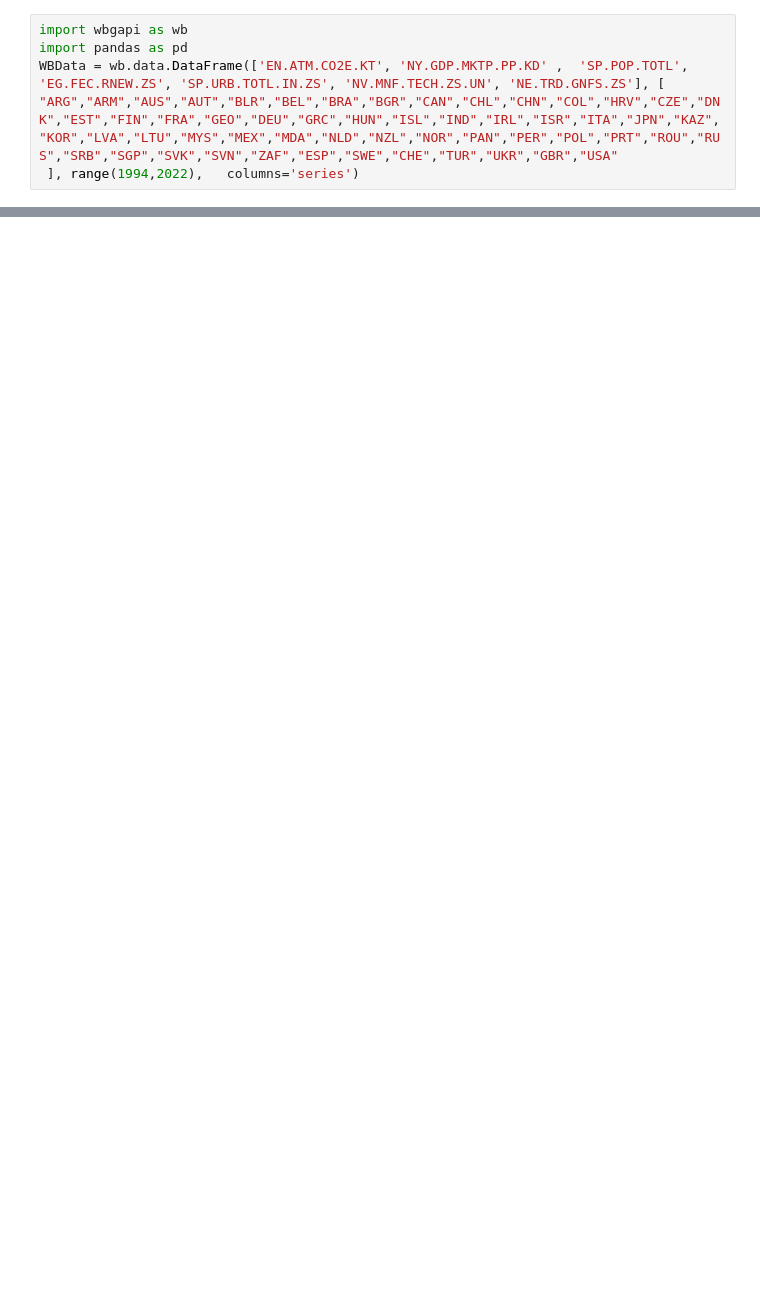
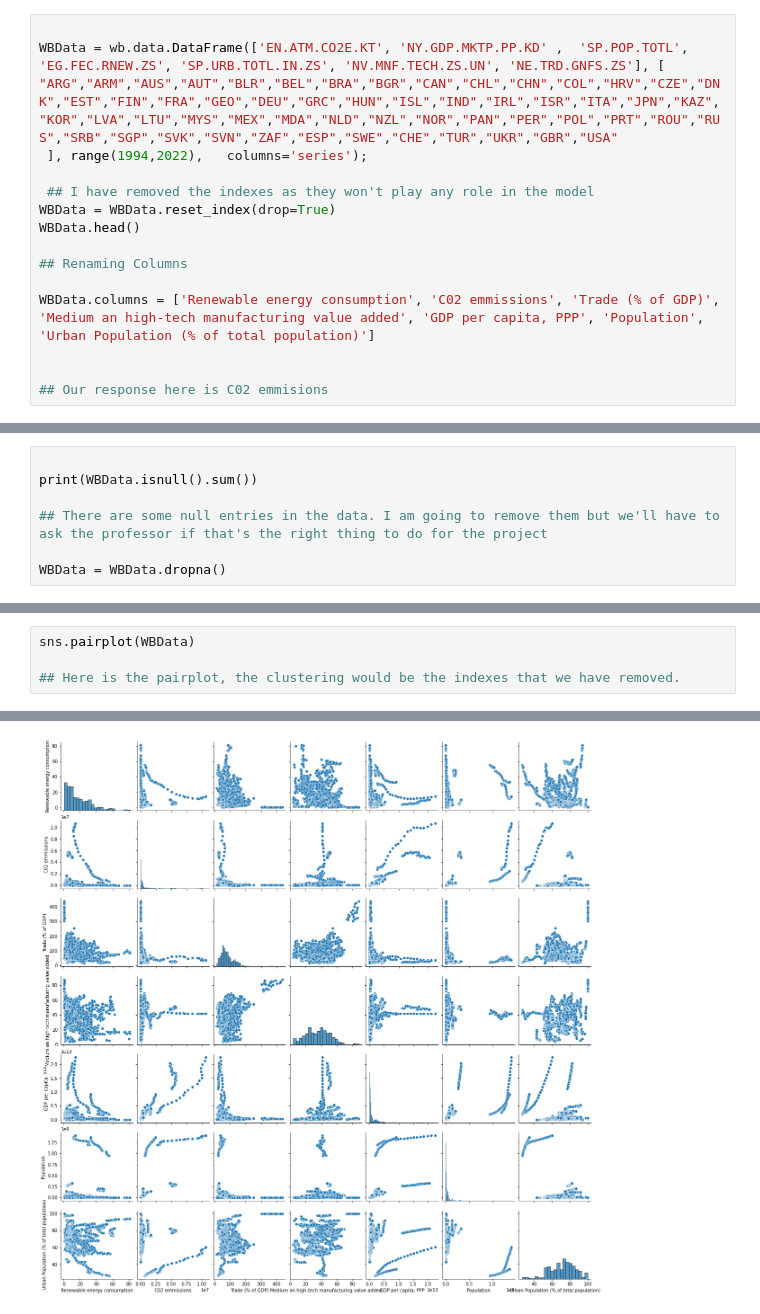
Before and after one commit to averma1010/DataMining_WorldBank_Project, a Jupyter notebook: DataMining_WorldBank_Project.ipynb, the cells around one changed output, grey strips where cells are left out. Cells and saved outputs as stored; diff of their text form; blank space fills up the shorter version.

```diff
--- a/DataMining_WorldBank_Project.ipynb
+++ b/DataMining_WorldBank_Project.ipynb
@@ -1,5 +22,15 @@
 # %%
-import wbgapi as wb
-import pandas as pd
+
 WBData = wb.data.DataFrame(['EN.ATM.CO2E.KT', 'NY.GDP.MKTP.PP.KD' ,  'SP.POP.TOTL', 'EG.FEC.RNEW.ZS', 'SP.URB.TOTL.IN.ZS', 'NV.MNF.TECH.ZS.UN', 'NE.TRD.GNFS.ZS'], [ "ARG","ARM","AUS","AUT","BLR","BEL","BRA","BGR","CAN","CHL","CHN","COL","HRV","CZE","DNK","EST","FIN","FRA","GEO","DEU","GRC","HUN","ISL","IND","IRL","ISR","ITA","JPN","KAZ","KOR","LVA","LTU","MYS","MEX","MDA","NLD","NZL","NOR","PAN","PER","POL","PRT","ROU","RUS","SRB","SGP","SVK","SVN","ZAF","ESP","SWE","CHE","TUR","UKR","GBR","USA"
- ], range(1994,2022),   columns='series')
+ ], range(1994,2022),   columns='series');
+
+ ## I have removed the indexes as they won't play any role in the model
+WBData = WBData.reset_index(drop=True)
+WBData.head()
+
+## Renaming Columns
+
+WBData.columns = ['Renewable energy consumption', 'C02 emmissions', 'Trade (% of GDP)', 'Medium an high-tech manufacturing value added', 'GDP per capita, PPP', 'Population', 'Urban Population (% of total population)']
+
+
+## Our response here is C02 emmisions
@@ -13,0 +37,7 @@ WBData = wb.data.DataFrame(['EN.ATM.CO2E.KT', 'NY.GDP.MKTP.PP.KD' ,  'SP.POP.TOT
+# %%
+
+print(WBData.isnull().sum())
+
+## There are some null entries in the data. I am going to remove them but we'll have to ask the professor if that's the right thing to do for the project
+
+WBData = WBData.dropna()
@@ -13,0 +53,5 @@ WBData = wb.data.DataFrame(['EN.ATM.CO2E.KT', 'NY.GDP.MKTP.PP.KD' ,  'SP.POP.TOT
+# %%
+sns.pairplot(WBData)
+
+## Here is the pairplot, the clustering would be the indexes that we have removed.
+# %% [output]
@@ -13,0 +59 @@ WBData = wb.data.DataFrame(['EN.ATM.CO2E.KT', 'NY.GDP.MKTP.PP.KD' ,  'SP.POP.TOT
+[figure, added]
```
Also changed, not shown: parts of 6 cells of this notebook.
